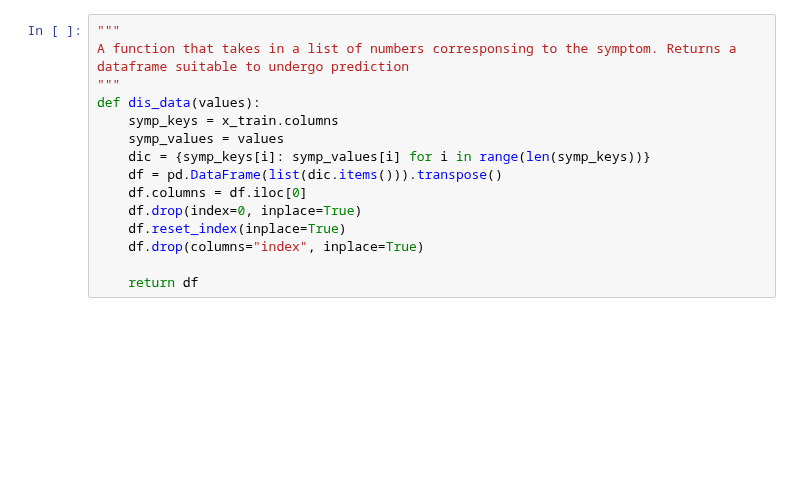
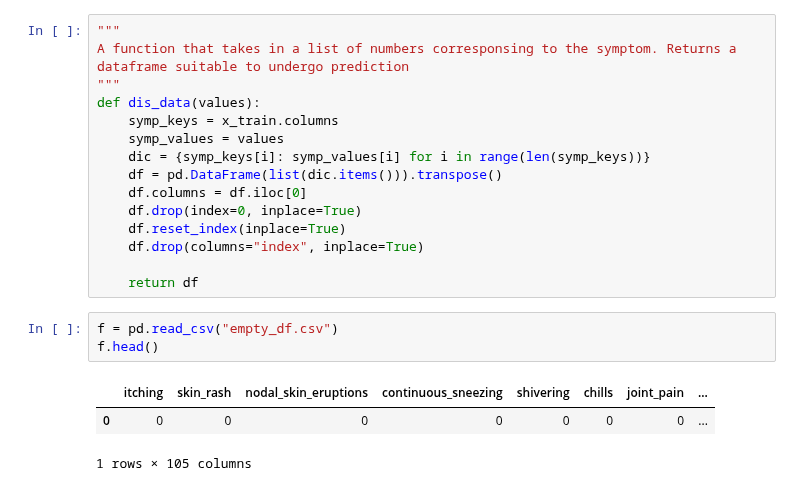
Before and after one commit to TheBlueZayn/Disease-Symptom-Prediction, a Jupyter notebook: sympt.ipynb, the cells around one changed output. Cells and saved outputs as stored; diff of their text form; blank space fills up the shorter version.

```diff
--- a/sympt.ipynb
+++ b/sympt.ipynb
@@ -571,3 +555,10 @@ def dis_data(values):
     df.drop(columns="index", inplace=True)
 
     return df
+# %%
+f = pd.read_csv("empty_df.csv")
+f.head()
+# %% [output]
+|  | itching | skin_rash | nodal_skin_eruptions | continuous_sneezing | shivering | chills | joint_pain | ... |
+| 0 | 0 | 0 | 0 | 0 | 0 | 0 | 0 | ... |
+1 rows × 105 columns
```
Also changed, not shown: parts of 17 cells of this notebook, 2 other files.
